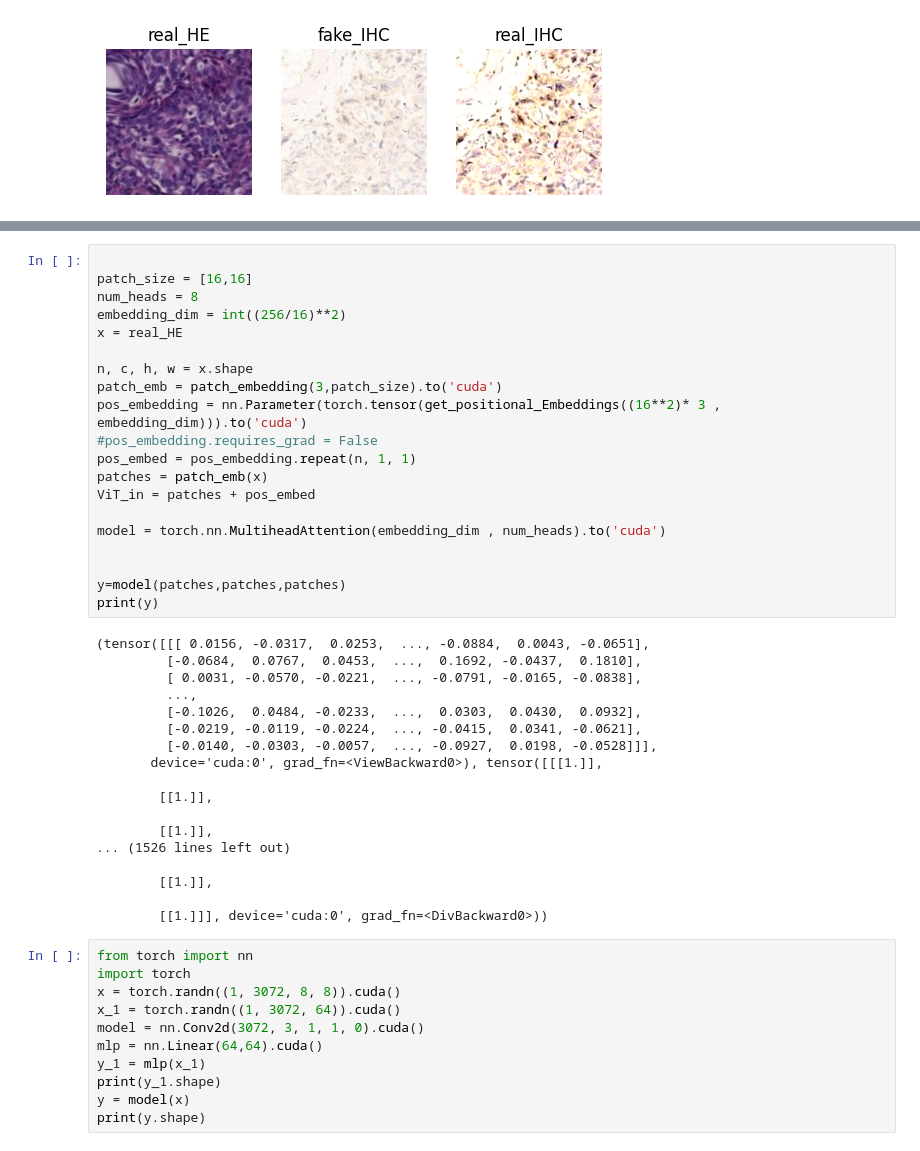
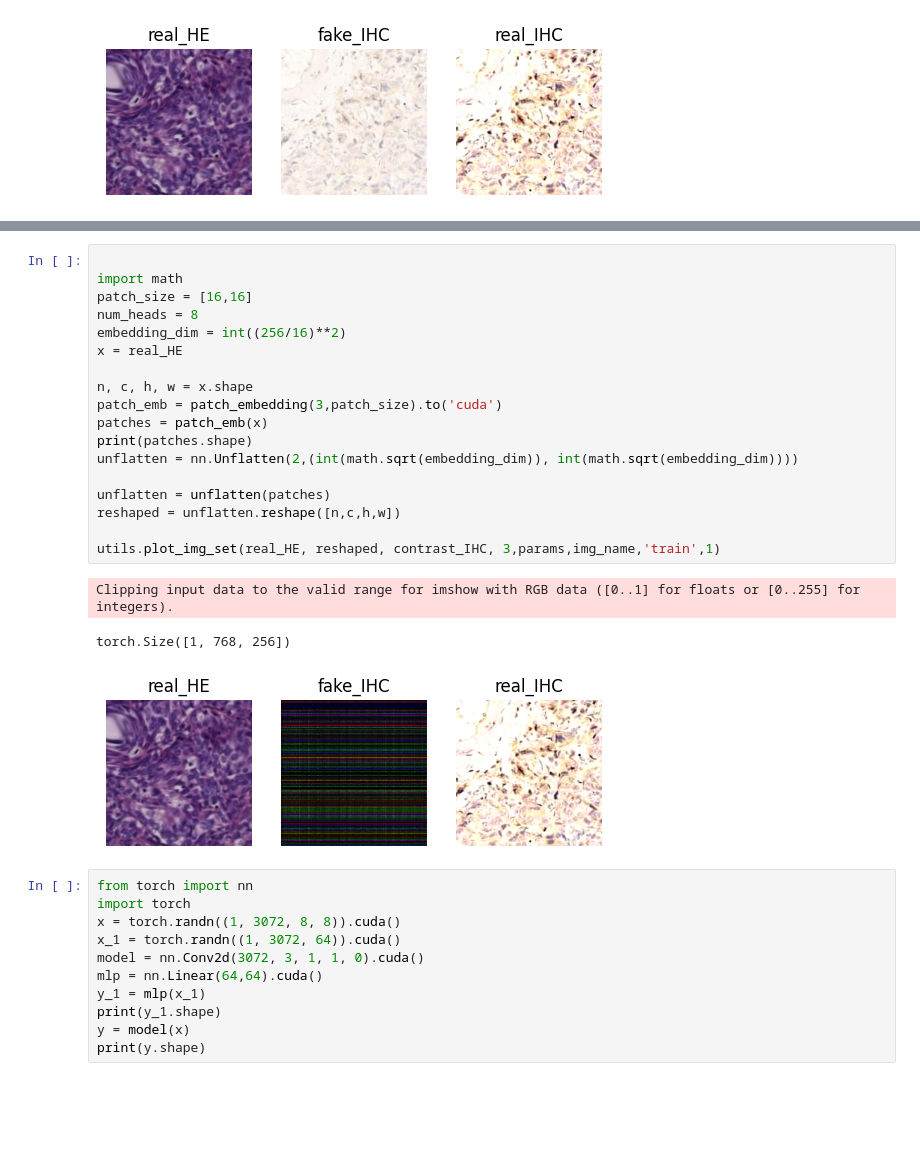
Before and after one commit to Philipp-Ro/torch_stain_transfer, a Jupyter notebook: code/test.ipynb, the cells around one changed output, grey strips where cells are left out. Drawn from its saved outputs; the diff is of its cells as text; blank space fills up the shorter version.

Commit message:
updated train loop

```diff
--- a/code/test.ipynb
+++ b/code/test.ipynb
@@ -164,41 +77,25 @@ def get_positional_Embeddings(sequence_length, embedding_dim):
 # %%
 
+import math
 patch_size = [16,16]
 num_heads = 8
 embedding_dim = int((256/16)**2)
 x = real_HE
 
 n, c, h, w = x.shape
 patch_emb = patch_embedding(3,patch_size).to('cuda')
-pos_embedding = nn.Parameter(torch.tensor(get_positional_Embeddings((16**2)* 3 , embedding_dim))).to('cuda')
-#pos_embedding.requires_grad = False
-pos_embed = pos_embedding.repeat(n, 1, 1)
 patches = patch_emb(x)
-ViT_in = patches + pos_embed
+print(patches.shape)
+unflatten = nn.Unflatten(2,(int(math.sqrt(embedding_dim)), int(math.sqrt(embedding_dim))))
 
-model = torch.nn.MultiheadAttention(embedding_dim , num_heads).to('cuda')
+unflatten = unflatten(patches)
+reshaped = unflatten.reshape([n,c,h,w])
 
-
-y=model(patches,patches,patches)
-print(y)
+utils.plot_img_set(real_HE, reshaped, contrast_IHC, 3,params,img_name,'train',1)
 # %% [output]
-(tensor([[[ 0.0156, -0.0317,  0.0253,  ..., -0.0884,  0.0043, -0.0651],
-         [-0.0684,  0.0767,  0.0453,  ...,  0.1692, -0.0437,  0.1810],
-         [ 0.0031, -0.0570, -0.0221,  ..., -0.0791, -0.0165, -0.0838],
-         ...,
-         [-0.1026,  0.0484, -0.0233,  ...,  0.0303,  0.0430,  0.0932],
-         [-0.0219, -0.0119, -0.0224,  ..., -0.0415,  0.0341, -0.0621],
-         [-0.0140, -0.0303, -0.0057,  ..., -0.0927,  0.0198, -0.0528]]],
-       device='cuda:0', grad_fn=<ViewBackward0>), tensor([[[1.]],
-
-        [[1.]],
-
-        [[1.]],
-... (1526 lines left out)
-
-        [[1.]],
-
-        [[1.]]], device='cuda:0', grad_fn=<DivBackward0>))
+Clipping input data to the valid range for imshow with RGB data ([0..1] for floats or [0..255] for integers).
+torch.Size([1, 768, 256])
+[figure, added]
 # %%
 from torch import nn
 import torch
```
Also changed, not shown: parts of 7 cells of this notebook, 33 other files.
